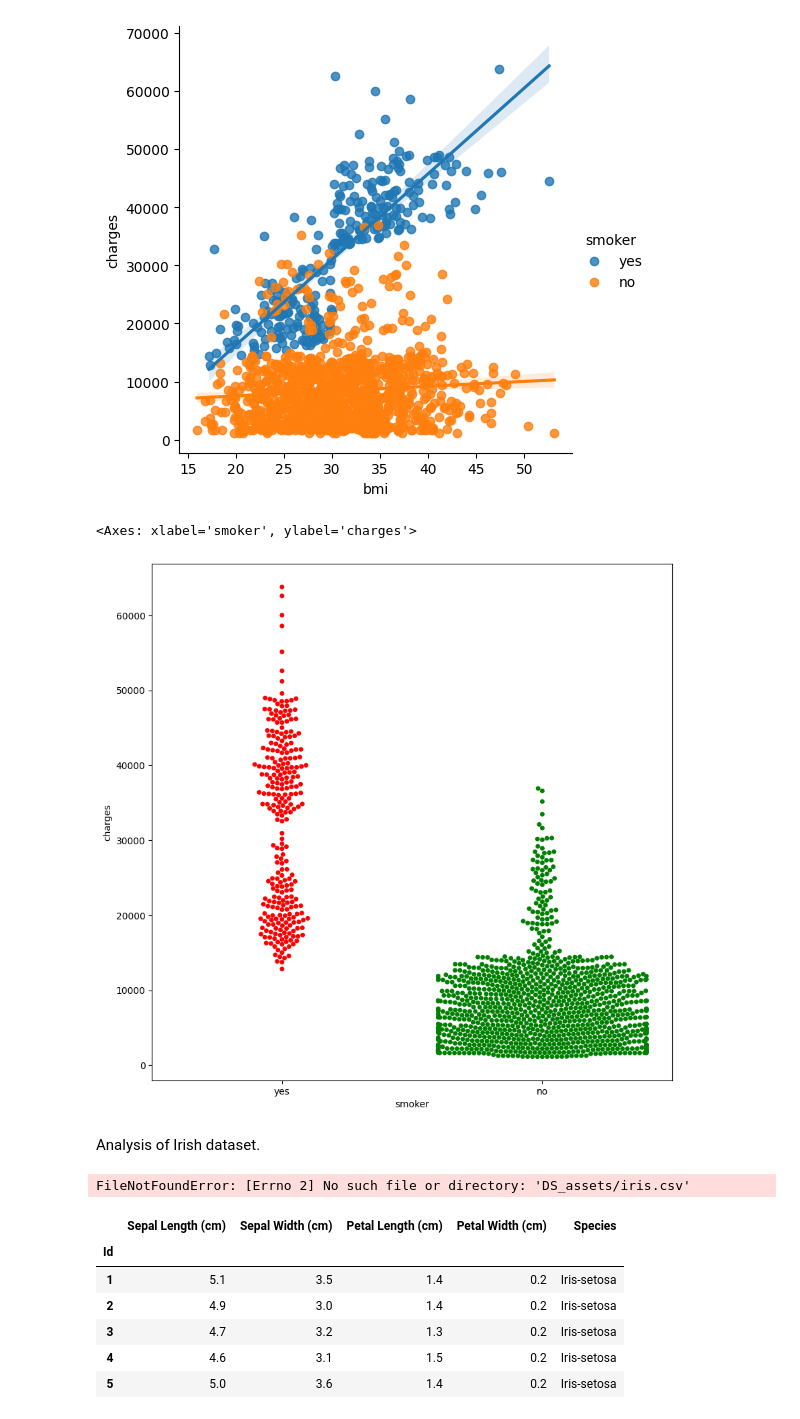
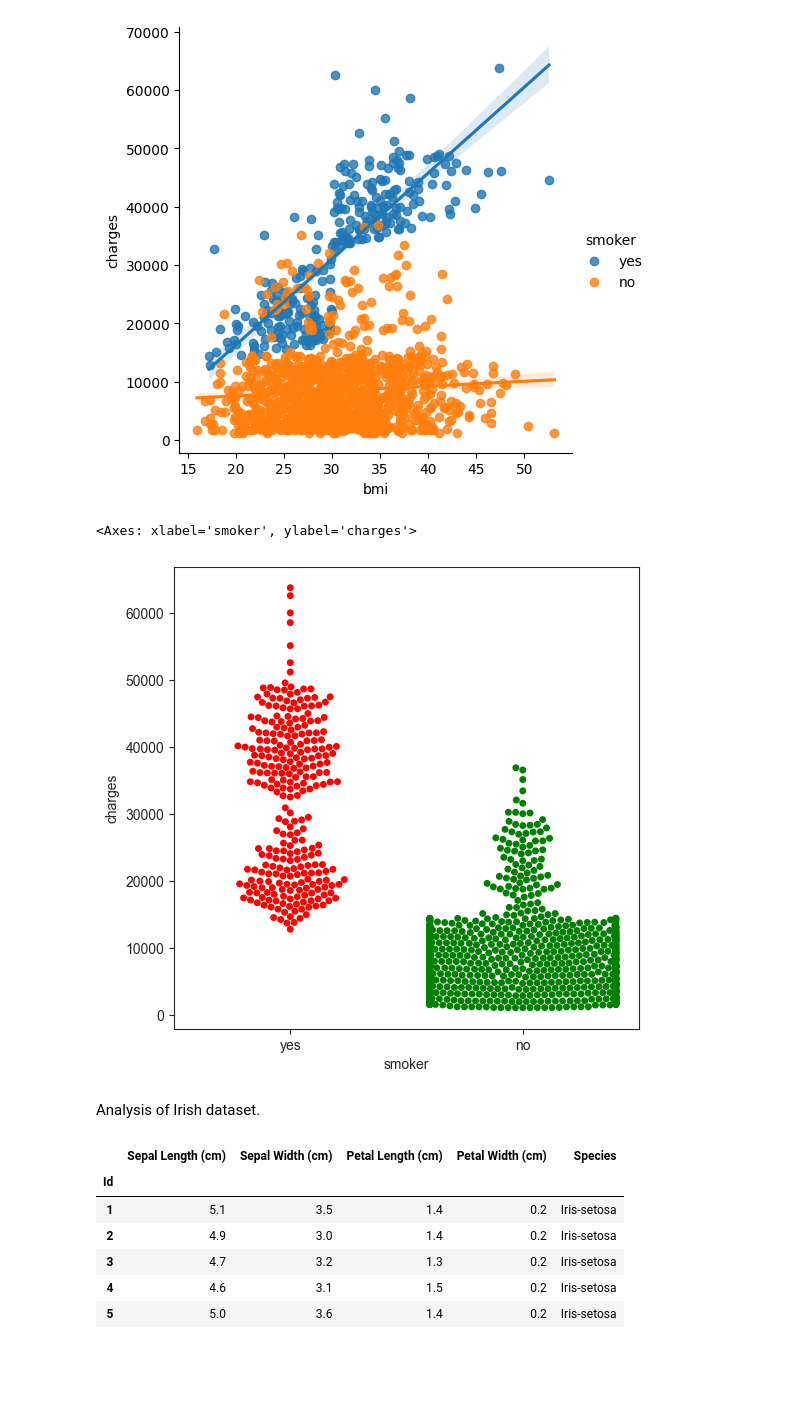
Before and after one commit to ShariarImroze/DS_ML_Portfolio, a Jupyter notebook: DS_codes/1_DS_data_visualization_basics.ipynb, the cells around one changed output. Cells and saved outputs as stored; diff of their text form; code cells hidden in the pictures; blank space fills up the shorter version.

```diff
--- a/DS_codes/1_DS_data_visualization_basics.ipynb
+++ b/DS_codes/1_DS_data_visualization_basics.ipynb
@@ -156,19 +156,17 @@ sns.lmplot(x="bmi", y="charges", hue="smoker", data=insurance_data)
 <Figure size 2000x1000 with 0 Axes>
 [figure]
 # %%
-plt.figure(figsize=(10,10))
+plt.figure(figsize=(6,6))
 color_palette = {'yes': 'red', 'no': 'green'}
 sns.swarmplot(x=insurance_data['smoker'], y=insurance_data['charges'],palette=color_palette)
 # %% [output]
 <Axes: xlabel='smoker', ylabel='charges'>
-[figure, old version]
+[figure, new version]
 # %% [markdown]
 Analysis of Irish dataset.
 # %%
-iris_filepath = 'DS_assets/iris.csv'
+iris_filepath = 'DS_assets/1_iris.csv'
 iris_data = pd.read_csv(iris_filepath, index_col="Id")
-# %% [output]
-FileNotFoundError: [Errno 2] No such file or directory: 'DS_assets/iris.csv'
 # %%
 iris_data.head()
 # %% [output]
```
Also changed, not shown: parts of 2 cells of this notebook.
